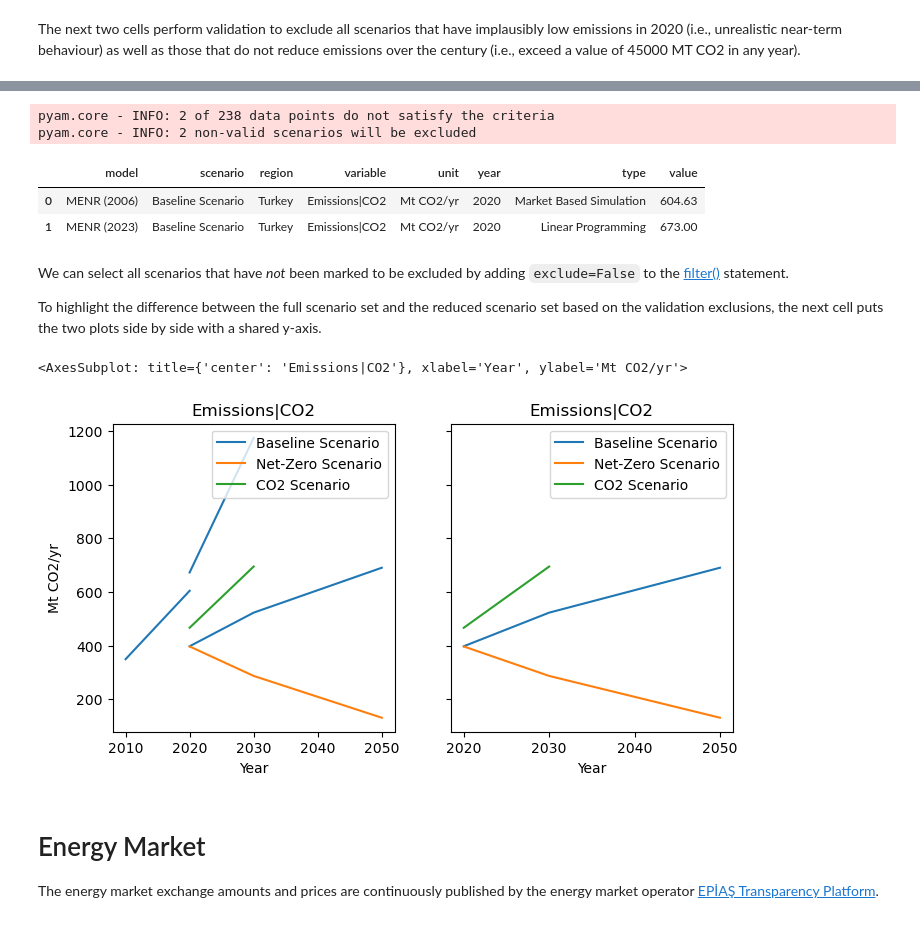
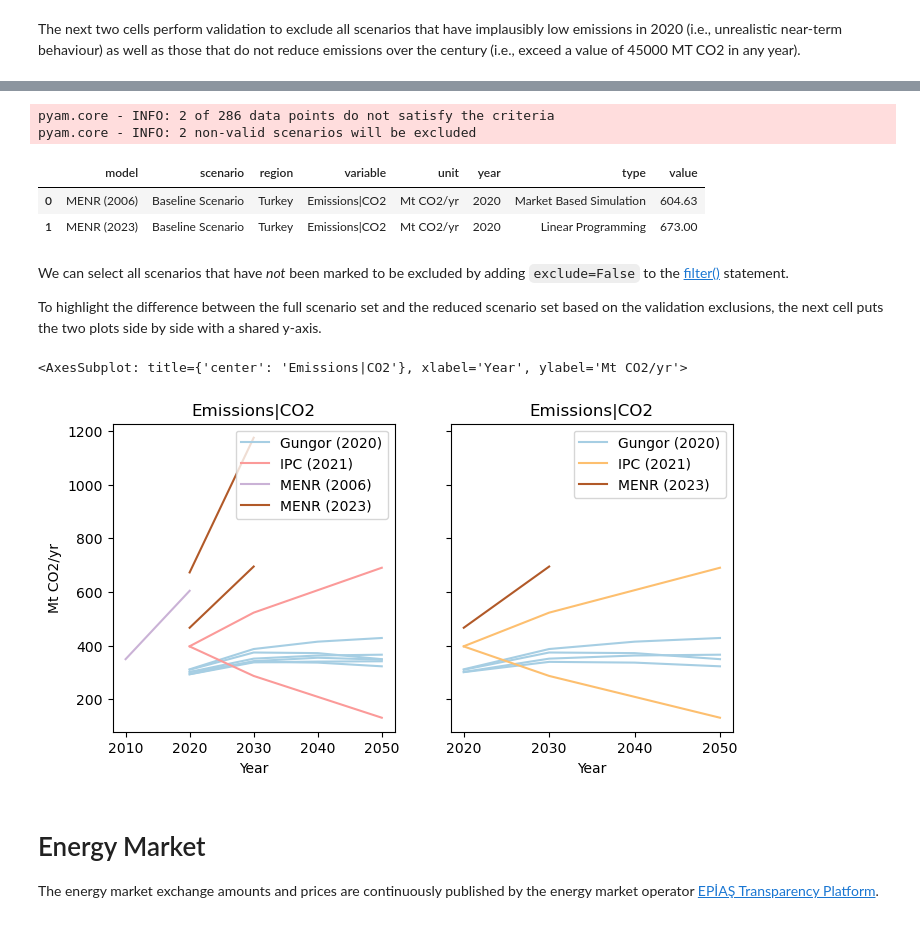
Before and after one commit to gorkemgungormetu/Turkish_energy_and_climate_pathways, a Jupyter notebook: meta_analysis.ipynb, the cells around one changed output, grey strips where cells are left out. Drawn from its saved outputs; the diff is of its cells as text; code cells hidden in the pictures.

```diff
--- a/meta_analysis.ipynb
+++ b/meta_analysis.ipynb
@@ -143,6 +150,7 @@ We convert the units **Mtoe/yr** and **TWh/yr** to **EJ/yr** compliant with the
 # %%
 df.convert_unit('Mtoe/yr', to='EJ/yr', inplace=True)
 df.convert_unit('TWh/yr', to='EJ/yr', inplace=True)
+df.convert_unit('MW', to='EJ/yr', inplace=True)
 # %%
 df.unit_mapping
 # %% [output]
@@ -388,6 +397,8 @@ This section provides an illustrative example of the plotting features of the **
 
 In the next cell, we show a simple line plot of estimated CO2 emissions. The colours are assigned randomly by default, and **pyam** deactivates the legend if there are too many lines.
 # %%
-df.filter(variable='Emissions|CO2', region='Turkey').plot()
+%%capture --no-display
+cmap = 'Paired'
+df.filter(variable='Emissions|CO2', region='Turkey').plot(color='model', cmap=cmap, legend=OUTSIDE_LEGEND['right'])
 # %% [output]
 <AxesSubplot: title={'center': 'region: Turkey - variable: Emissions|CO2'}, xlabel='Year', ylabel='Mt CO2/yr'>
@@ -471,7 +490,7 @@ df.validate(criteria={'Emissions|CO2': {'lo': 350, 'year': 2020}}, exclude_on_fa
 # %%
 df.validate(criteria={'Emissions|CO2': {'up': 600, 'year': 2020}}, exclude_on_fail=True)
 # %% [output]
-pyam.core - INFO: 2 of 238 data points do not satisfy the criteria
+pyam.core - INFO: 2 of 286 data points do not satisfy the criteria
 pyam.core - INFO: 2 non-valid scenarios will be excluded
 |  | model | scenario | region | variable | unit | year | type | value |
 | 0 | MENR (2006) | Baseline Scenario | Turkey | Emissions|CO2 | Mt CO2/yr | 2020 | Market Based Simulation | 604.63 |
@@ -483,12 +502,12 @@ To highlight the difference between the full scenario set and the reduced scenar
 # %%
 %%capture --no-display
 fig, ax = plt.subplots(1, 2, figsize=(8, 4), sharey=True)
 df_co2 = df.filter(variable='Emissions|CO2')
-df_co2.plot(ax=ax[0],title='Emissions|CO2',color='scenario')
-df_co2.filter(exclude=False).plot(ax=ax[1],title='Emissions|CO2',color='scenario')
+df_co2.plot(ax=ax[0],title='Emissions|CO2',color='model', cmap=cmap)
+df_co2.filter(exclude=False).plot(ax=ax[1],title='Emissions|CO2',color='model', cmap=cmap)
 # %% [output]
 <AxesSubplot: title={'center': 'Emissions|CO2'}, xlabel='Year', ylabel='Mt CO2/yr'>
-[figure, old version]
+[figure, new version]
 # %% [markdown]
 # Energy Market
 
```
Also changed, not shown: parts of 14 cells of this notebook, 3 other files.
